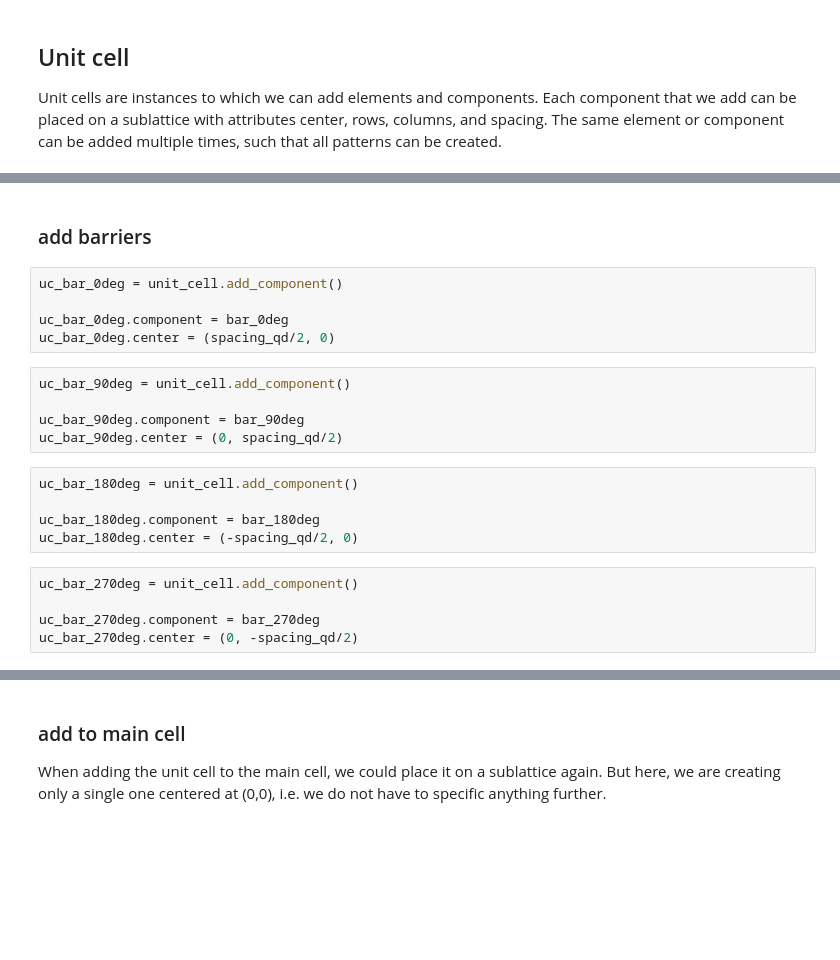
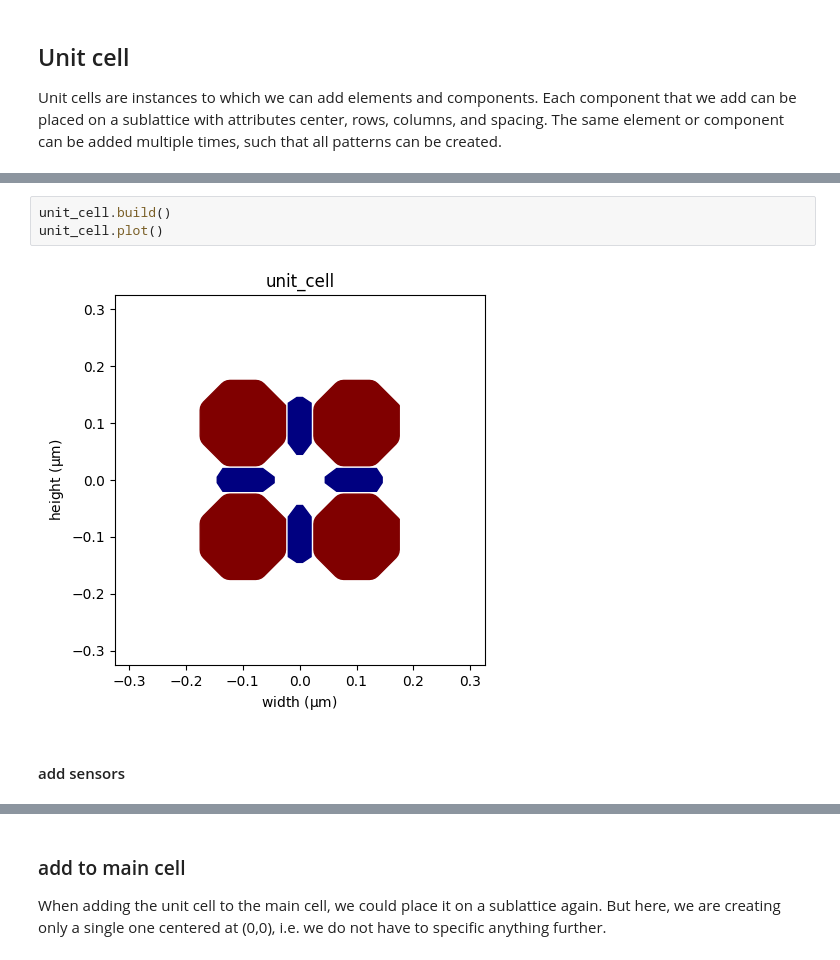
Before and after one commit to valentinjohn/quantum-dot-designer, a Jupyter notebook: instructions/qdd_example_notebook.ipynb, the cells around one changed output, grey strips where cells are left out. Cells and saved outputs as stored; diff of their text form; blank space fills up the shorter version.

```diff
--- a/instructions/qdd_example_notebook.ipynb
+++ b/instructions/qdd_example_notebook.ipynb
@@ -203,22 +259,7 @@ uc_pl.spacing = (spacing_qd, spacing_qd)
+# %%
+unit_cell.build()
+unit_cell.plot()
+# %% [output]
+[figure, added]
 # %% [markdown]
-### add barriers
+#### add sensors
-# %%
-uc_bar_0deg = unit_cell.add_component()
-
-uc_bar_0deg.component = bar_0deg
-uc_bar_0deg.center = (spacing_qd/2, 0)
-# %%
-uc_bar_90deg = unit_cell.add_component()
-
-uc_bar_90deg.component = bar_90deg
-uc_bar_90deg.center = (0, spacing_qd/2)
-# %%
-uc_bar_180deg = unit_cell.add_component()
-
-uc_bar_180deg.component = bar_180deg
-uc_bar_180deg.center = (-spacing_qd/2, 0)
-# %%
-uc_bar_270deg = unit_cell.add_component()
-
-uc_bar_270deg.component = bar_270deg
-uc_bar_270deg.center = (0, -spacing_qd/2)
```
Also changed, not shown: parts of 237 cells of this notebook.
